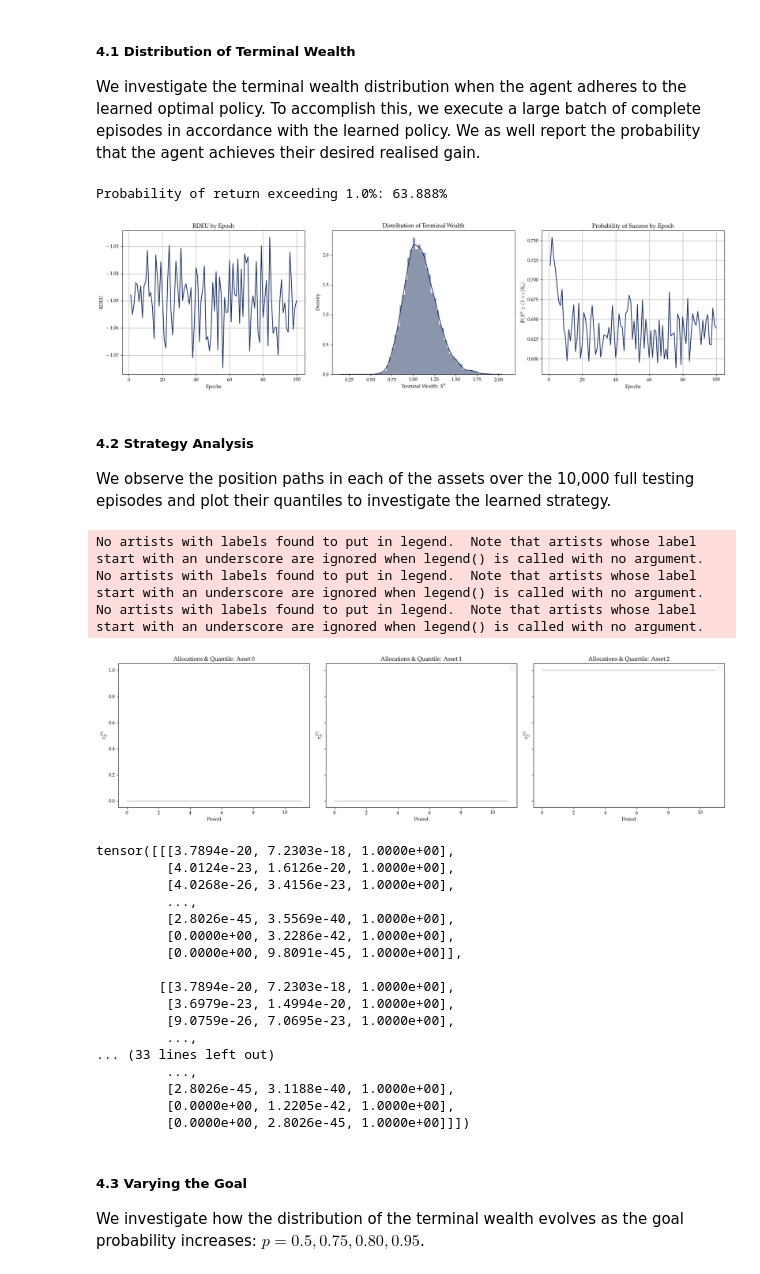
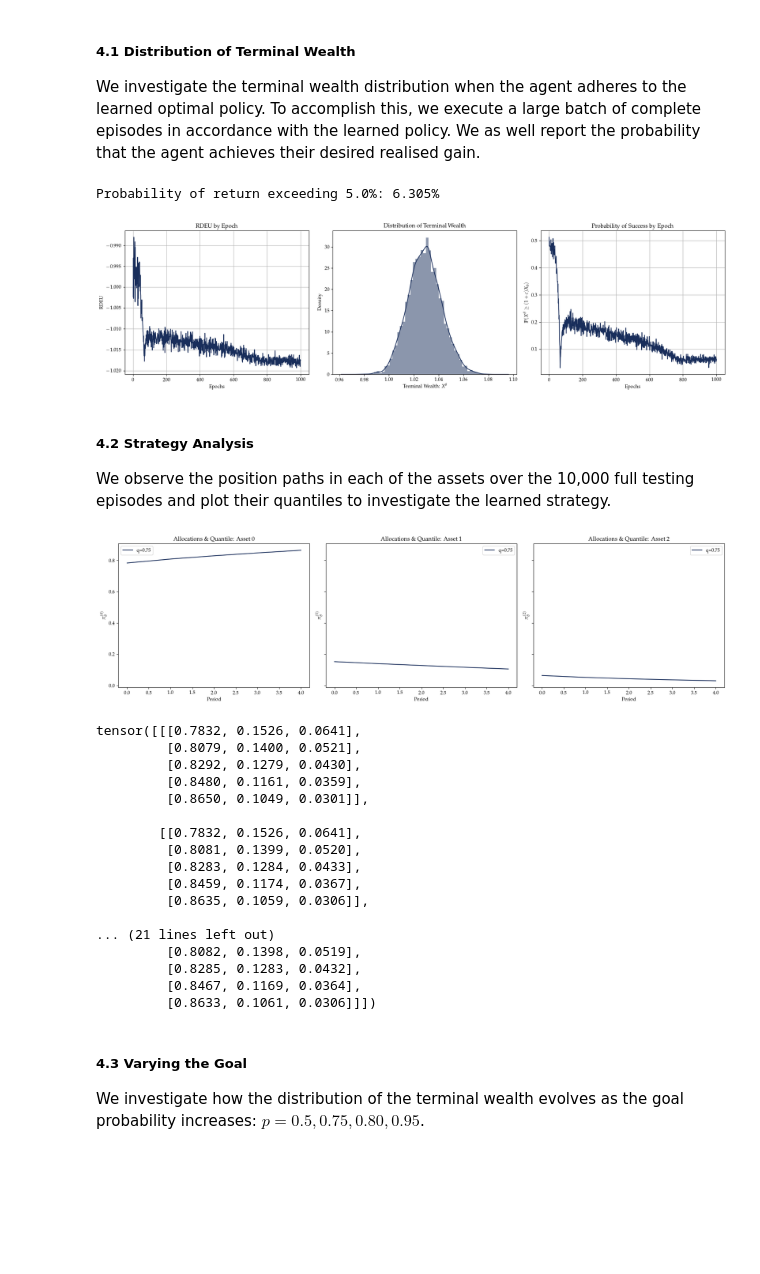
Before and after one commit to Mathewcater/Risk-Aware-Goal-Based-Investing, a Jupyter notebook: examples.ipynb, the cells around one changed output. Saved outputs shown, nothing was run; the diff lists cells and outputs as text; code cells hidden in the pictures; blank space fills up the shorter version.

```diff
--- a/examples.ipynb
+++ b/examples.ipynb
@@ -41,26 +43,26 @@ from agents import Agent # deep policy gradient algorithm
 # %%
 market_model = "BS" # specify the market model
 env_params = {'num_assets' : 3, # number of total assets in market (risk-free and risky)
-                'drifts' : T.tensor([0.06, 0.09]), # drifts of risky assets
-                'vols' : T.tensor([0.12, 0.18]), # volatilities of risky assets
-                'corr_matrix' : T.tensor([[1.0, 0.3], [0.3, 1.0]]), # covariance structure of risky asset prices
-                'returns_req' : 0.01, # returns requirement for goal
-                'goal_prob' : 0.99, # confidence level of meeting returns requirement
-                'interest_rate': 0.05, # interest rate of risk-free asset
-                'alpha': 0.9,
+                'drifts' : T.tensor([0.03, 0.09]), # drifts of risky assets
+                'vols' : T.tensor([0.06, 0.18]), # volatilities of risky assets
+                'corr_matrix' : T.tensor([[1.0, 0.3], [0.3, 1.0]]), # correlation structure of risky asset prices
+                'interest_rate': 0.025, # interest rate of risk-free asset
+                'goal_prob' : 0.05, # confidence level of meeting returns requirement
+                'returns_req' : 0.05, # returns requirement for goal
+                'alpha': 0.1,
                 'beta': 0.9,
-                'q': 1.0,
+                'q': 0.75,
                 'phi' : 0.0, # transaction costs
-                'T' : 1, # trading horizon
-                'Ndt' : 12, # number of periods
+                'T' : 1.0, # trading horizon
+                'Ndt' : 5, # number of periods
                 'init_wealth': 1.0, # initial wealth
                 'S0': T.tensor([1.0, 1.0, 1.0]) # initial risky asset prices
-            }
-algo_params = {'num_epochs' : 100, # number of iterations of entire training loop
-                'batch_size' : 250, # mini-batch size for gradient estimates
-                'num_layers': 5, # number of layer in policy network
+                }
+algo_params = {'num_epochs' : 1_000, # number of iterations of entire training loop
+                'batch_size' : 750, # mini-batch size for gradient estimates
+                'num_layers': 10, # number of layer in policy network
                 'hidden_size': 16, # width of hidden layers of policy network
-                'learn_rate': 0.01, # learning rate of policy network
+                'learn_rate': 0.001, # learning rate of policy network
                 'init_lamb' : 1.0, # initial Lagrange multiplier
                 'init_mu' : 10.0, # initial penalty strength
                 'pen_strength_lr' : 1.5, # penalty strength learning rate
@@ -147,7 +149,7 @@ ax[0].plot(np.arange(algo_params["num_epochs"]) + 1,
 ax[0].set(xlabel='Epochs', ylabel='RDEU', title='RDEU by Epoch')
 ax[0].grid()
 
-# plot terminal wealth distribution of learned strategy using 30,000 full episodes
+# plot terminal wealth distribution of learned strategy using Nsims full episodes
 term_wealth = agent.term_wealth_dist.detach().squeeze()
 mean_term_wealth, std_term_wealth = T.mean(term_wealth), T.std(term_wealth)
 num_bins = 50
@@ -169,8 +171,8 @@ c = env_params["returns_req"]
 print(f'Probability of return exceeding {100*c}%: {str(round(float(100*agent.return_prob), 3))}%')
 fig.tight_layout()
 # %% [output]
-Probability of return exceeding 1.0%: 63.888%
+Probability of return exceeding 5.0%: 6.305%
-[figure, old version]
+[figure, new version]
 # %% [markdown]
 ##### 4.2 Strategy Analysis
 
@@ -178,45 +180,42 @@ We observe the position paths in each of the assets over the 10,000 full testing
 # %%
 fig, axs = plt.subplots(1, env_params["num_assets"], figsize=(18,5), sharey=True)
 position_hist = agent.position_hist.detach()
 
 # quantile
-# q = 0.5
+q = 0.75
 
 #labels
 labels = [r'$\pi_{\theta}^{(0)}$', r'$\pi_{\theta}^{(1)}$', r'$\pi_{\theta}^{(2)}$']
 
 for j in range(env.params["num_assets"]):
-    # axs[j].plot(np.quantile(position_hist[:,:,j], axis=0, q=q), color=colors[0], label=f'q={q}') # plot quantile
+    axs[j].plot(np.quantile(position_hist[:,:,j], axis=0, q=q), color=colors[0], label=f'q={q}') # plot quantile
     axs[j].plot(position_hist[0,:,j], alpha=0.3, color=colors[0]) # plot position paths beneath
     axs[j].set(title=f'Allocations \& Quantile: Asset {j}', xlabel='Period', ylabel=labels[j])
     axs[j].legend()
 
 fig.tight_layout()
 # %% [output]
-No artists with labels found to put in legend.  Note that artists whose label start with an underscore are ignored when legend() is called with no argument.
-No artists with labels found to put in legend.  Note that artists whose label start with an underscore are ignored when legend() is called with no argument.
-No artists with labels found to put in legend.  Note that artists whose label start with an underscore are ignored when legend() is called with no argument.
-[figure, old version]
+[figure, new version]
 # %%
 position_hist.squeeze()
 # %% [output]
-tensor([[[3.7894e-20, 7.2303e-18, 1.0000e+00],
-         [4.0124e-23, 1.6126e-20, 1.0000e+00],
-         [4.0268e-26, 3.4156e-23, 1.0000e+00],
-         ...,
-         [2.8026e-45, 3.5569e-40, 1.0000e+00],
-         [0.0000e+00, 3.2286e-42, 1.0000e+00],
-         [0.0000e+00, 9.8091e-45, 1.0000e+00]],
+tensor([[[0.7832, 0.1526, 0.0641],
+         [0.8079, 0.1400, 0.0521],
+         [0.8292, 0.1279, 0.0430],
+         [0.8480, 0.1161, 0.0359],
+         [0.8650, 0.1049, 0.0301]],
 
-        [[3.7894e-20, 7.2303e-18, 1.0000e+00],
-         [3.6979e-23, 1.4994e-20, 1.0000e+00],
-         [9.0759e-26, 7.0695e-23, 1.0000e+00],
-         ...,
-... (33 lines left out)
-         ...,
-         [2.8026e-45, 3.1188e-40, 1.0000e+00],
-         [0.0000e+00, 1.2205e-42, 1.0000e+00],
-         [0.0000e+00, 2.8026e-45, 1.0000e+00]]])
+        [[0.7832, 0.1526, 0.0641],
+         [0.8081, 0.1399, 0.0520],
+         [0.8283, 0.1284, 0.0433],
+         [0.8459, 0.1174, 0.0367],
+         [0.8635, 0.1059, 0.0306]],
+
+... (21 lines left out)
+         [0.8082, 0.1398, 0.0519],
+         [0.8285, 0.1283, 0.0432],
+         [0.8467, 0.1169, 0.0364],
+         [0.8633, 0.1061, 0.0306]]])
 # %% [markdown]
 ##### 4.3 Varying the Goal
 
```
Also changed, not shown: parts of 4 cells of this notebook, 5 other files.
